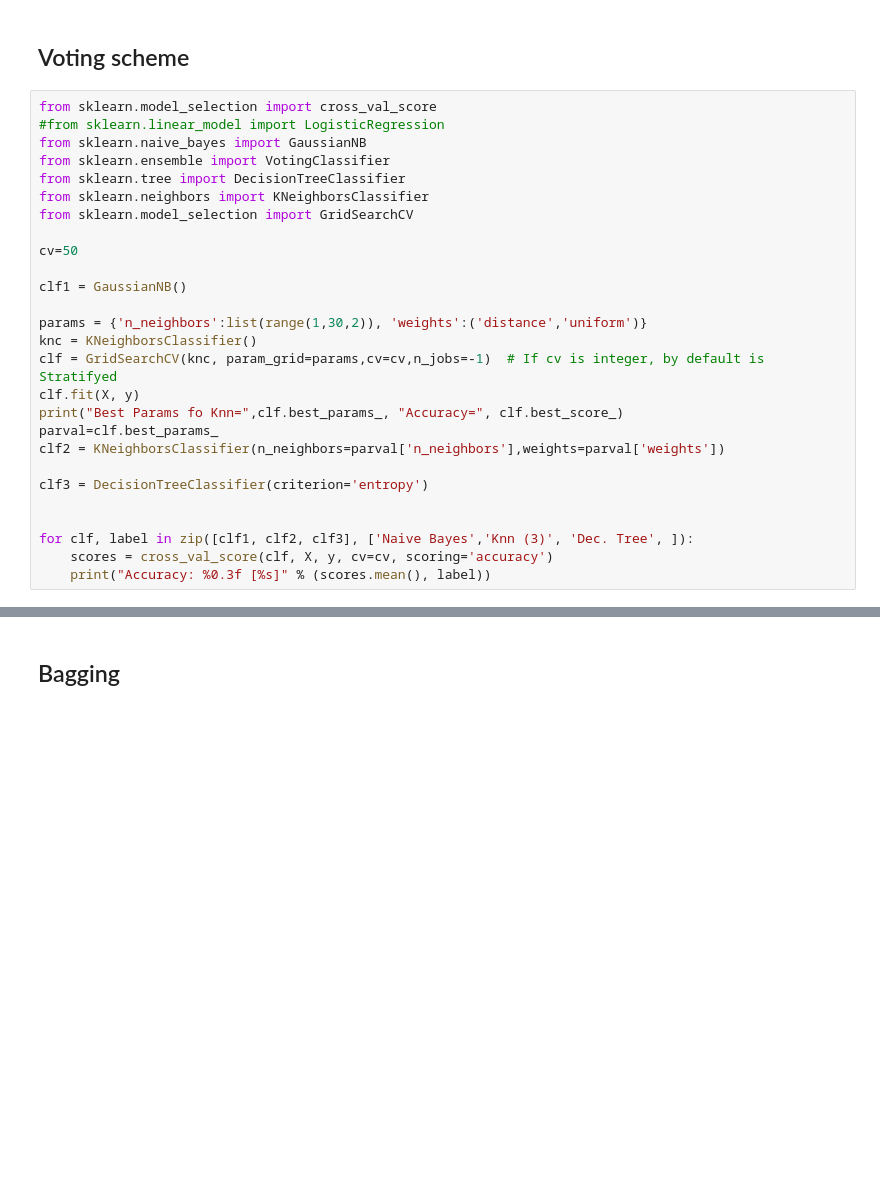
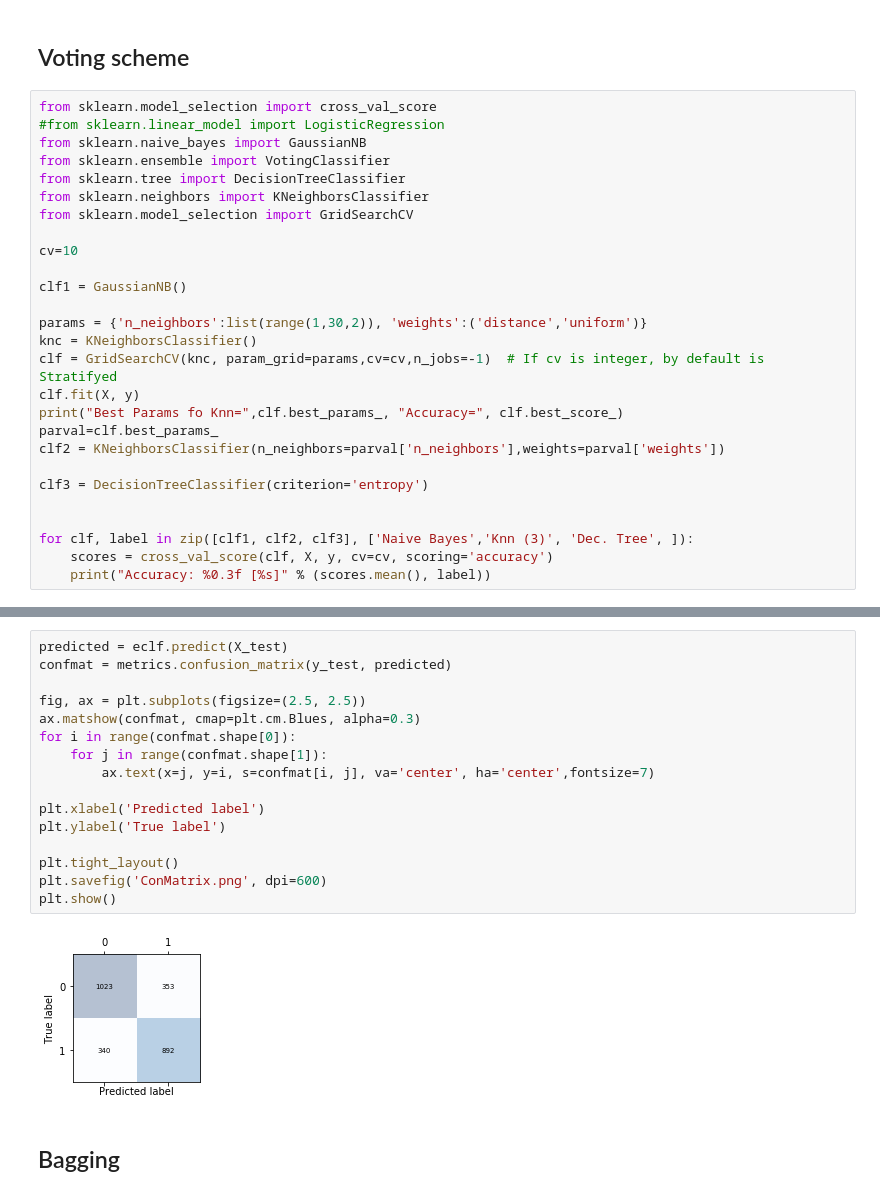
Before and after one commit to feliperamis/spotify-track-prediction, a Jupyter notebook: Practice2/Meta Methods.ipynb, the cells around one changed output, grey strips where cells are left out. Saved outputs shown, nothing was run; the diff lists cells and outputs as text; blank space fills up the shorter version.

```diff
--- a/Practice2/Meta Methods.ipynb
+++ b/Practice2/Meta Methods.ipynb
@@ -34,7 +34,7 @@ from sklearn.tree import DecisionTreeClassifier
 from sklearn.neighbors import KNeighborsClassifier
 from sklearn.model_selection import GridSearchCV
 
-cv=50
+cv=10
 
 clf1 = GaussianNB()
 
@@ -88,3 +91,21 @@ Accuracy: 0.75 (+/- 0.09)
+# %%
+predicted = eclf.predict(X_test)
+confmat = metrics.confusion_matrix(y_test, predicted)
+
+fig, ax = plt.subplots(figsize=(2.5, 2.5))
+ax.matshow(confmat, cmap=plt.cm.Blues, alpha=0.3)
+for i in range(confmat.shape[0]):
+    for j in range(confmat.shape[1]):
+        ax.text(x=j, y=i, s=confmat[i, j], va='center', ha='center',fontsize=7)
+
+plt.xlabel('Predicted label')
+plt.ylabel('True label')
+
+plt.tight_layout()
+plt.savefig('ConMatrix.png', dpi=600)
+plt.show()
+# %% [output]
+[figure, added]
 # %% [markdown]
 ## Bagging
 # %%
```
Also changed, not shown: parts of 4 cells of this notebook.
